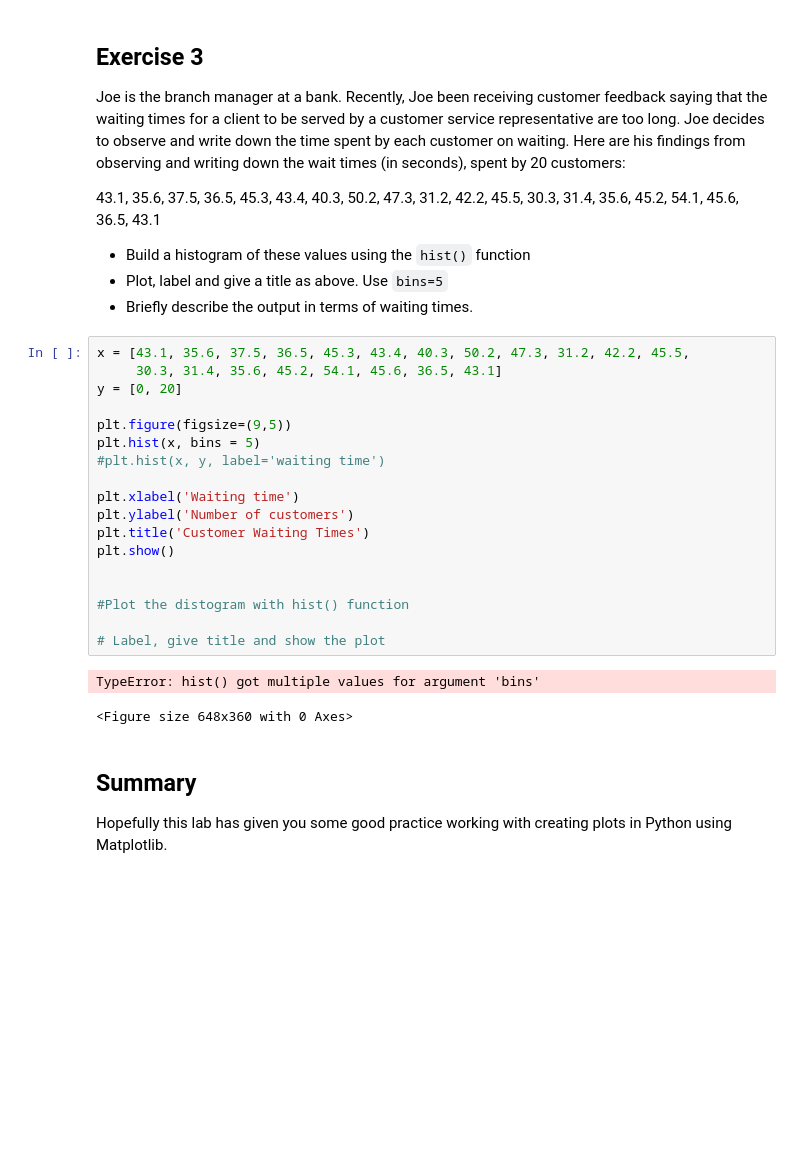
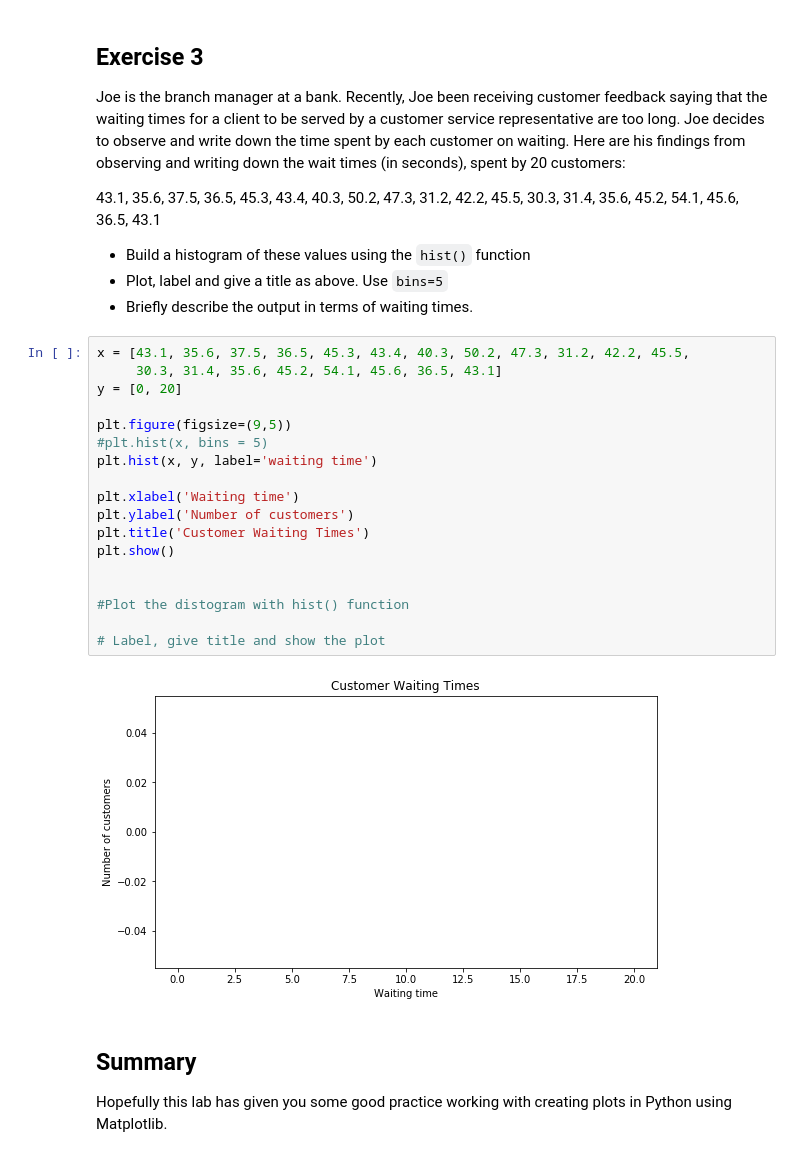
Before and after one commit to MaiaNgo/dsc-data-viz-lab-atlanta-ds-062419, a Jupyter notebook: index.ipynb, the cells around one changed output. Drawn from its saved outputs; the diff is of its cells as text; blank space fills up the shorter version.

```diff
--- a/index.ipynb
+++ b/index.ipynb
@@ -107,24 +107,23 @@ Joe is the branch manager at a bank. Recently, Joe been receiving customer feedb
 # %%
 x = [43.1, 35.6, 37.5, 36.5, 45.3, 43.4, 40.3, 50.2, 47.3, 31.2, 42.2, 45.5,
      30.3, 31.4, 35.6, 45.2, 54.1, 45.6, 36.5, 43.1]
 y = [0, 20]
 
 plt.figure(figsize=(9,5))
-plt.hist(x, bins = 5)
-#plt.hist(x, y, label='waiting time')
+#plt.hist(x, bins = 5)
+plt.hist(x, y, label='waiting time')
 
 plt.xlabel('Waiting time')
 plt.ylabel('Number of customers')
 plt.title('Customer Waiting Times')
 plt.show()
 
 
 #Plot the distogram with hist() function
 
 # Label, give title and show the plot
 # %% [output]
-TypeError: hist() got multiple values for argument 'bins'
-<Figure size 648x360 with 0 Axes>
+[figure, added]
 # %% [markdown]
 ## Summary
 
```
